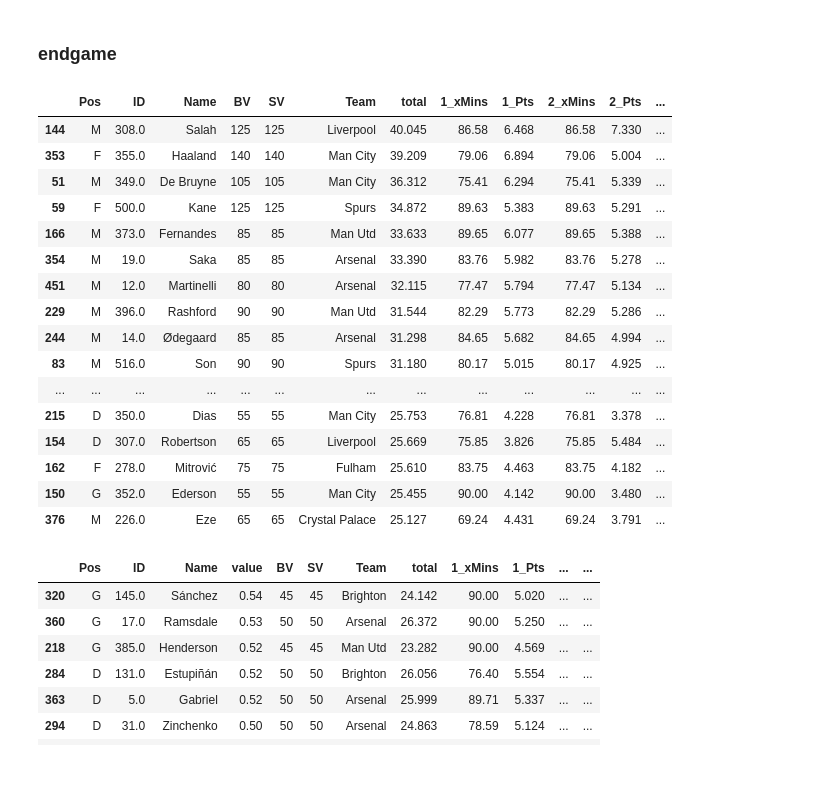
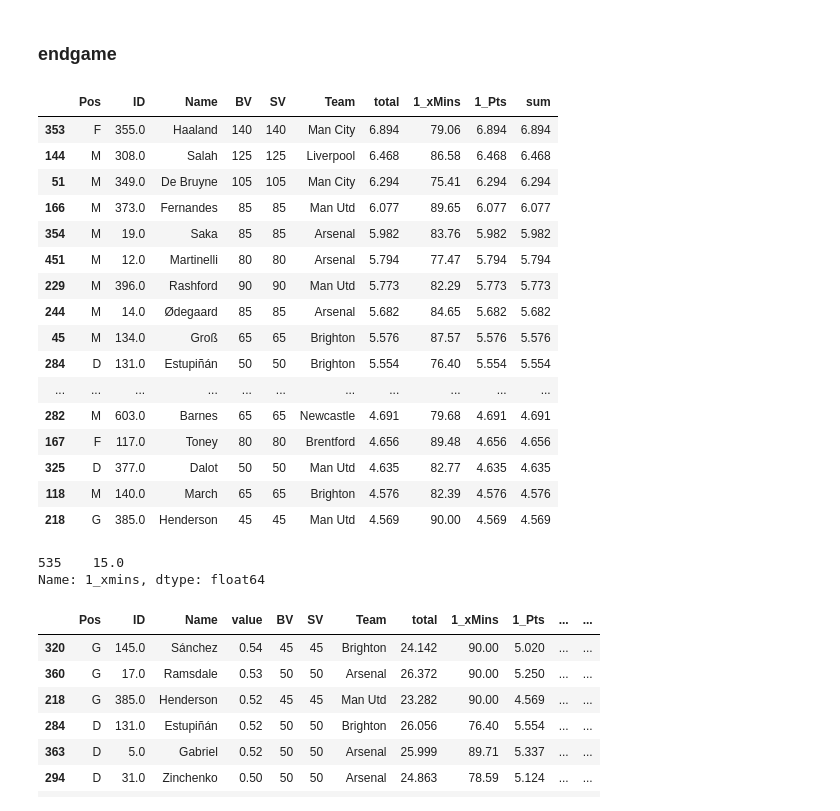
Before and after one commit to spiros26/FPL-Project, a Jupyter notebook: ev_creator/ALEX.ipynb, the cells around one changed output. Drawn from its saved outputs; the diff is of its cells as text; code cells hidden in the pictures; blank space fills up the shorter version.

Commit message:
new season changes

```diff
--- a/ev_creator/ALEX.ipynb
+++ b/ev_creator/ALEX.ipynb
@@ -824,46 +677,62 @@ spis2023 = {
+# %%
+from modules.season_changes import produce_player_dfs, compute_new_spis
+
+season = '2023-24'
+master_path = '../data/FPL-ID-Map/Master.csv'
+master = pd.read_csv(master_path)
+horizon = 6
+next_gw = 1
+
+review_detailed, review_df = produce_player_dfs(season, master_path, players_raw, teams, fixtures, horizon, next_gw)
+spis2023 = compute_new_spis(strengths, teams, team_stats_dict, season, next_gw)
 # %%
 from modules.useful_functions2 import compute_analytical_ev
 import pandas as pd
 
 next_gw = 1
 gw_no_lim = 4
-horizon = 6
-review_horizon = 6
+horizon = 1
+review_horizon = 1
 season = '2023-24'
 #data538_PATH = '../data/soccer-spi/spi_matches.csv'
 #review_df = pd.read_csv('../data/fplreview.csv')
-#review_df = review_df.loc[(review_df['ID']==373) |(review_df['ID']==396) |(review_df['ID']==390) | (review_df['ID']==134) |(review_df['ID']==154) |(review_df['ID']==132)|(review_df['ID']==143) |(review_df['ID']==131)]
+#review_df = review_df.loc[(review_df['ID']==216) |(review_df['ID']==206) |(review_df['ID']==195) | (review_df['ID']==212)]
 #review_df = review_df.loc[(review_df['Team']=='Newcastle')].reset_index()
 #master_path = '../data/FPL-ID-Map/Master.csv'
-master_path = 'Master.csv'
+master_path = 'master.csv'
 #review_detailed = pd.read_csv('../data/review_detailed.csv')
 
 an_ev_df = compute_analytical_ev(next_gw, horizon, review_horizon, season, review_df, review_detailed, players_raw, ids, master_path, spis2023, fixtures, teams, team_stats_dict, npgoals, assists, team_goals, bonus, saves, strengths, projected_goals, pens, gw_no_lim, seasons)
 # %%
 from modules.useful_functions2 import filter_df
 
 ev_df = filter_df(an_ev_df, next_gw, horizon, '_Pts', 'total', an_ev_df.shape[0])
-df = an_ev_df[an_ev_df['BV']<=85]
+df = an_ev_df[an_ev_df['Team']=='Chelsea']
 df = an_ev_df
 filter_df(df, next_gw, horizon, '_Pts', 'total', 30)
 # %% [output]
-|  | Pos | ID | Name | BV | SV | Team | total | 1_xMins | 1_Pts | 2_xMins | 2_Pts | ... |
-| 144 | M | 308.0 | Salah | 125 | 125 | Liverpool | 40.045 | 86.58 | 6.468 | 86.58 | 7.330 | ... |
-| 353 | F | 355.0 | Haaland | 140 | 140 | Man City | 39.209 | 79.06 | 6.894 | 79.06 | 5.004 | ... |
-| 51 | M | 349.0 | De Bruyne | 105 | 105 | Man City | 36.312 | 75.41 | 6.294 | 75.41 | 5.339 | ... |
-| 59 | F | 500.0 | Kane | 125 | 125 | Spurs | 34.872 | 89.63 | 5.383 | 89.63 | 5.291 | ... |
-| 166 | M | 373.0 | Fernandes | 85 | 85 | Man Utd | 33.633 | 89.65 | 6.077 | 89.65 | 5.388 | ... |
-| 354 | M | 19.0 | Saka | 85 | 85 | Arsenal | 33.390 | 83.76 | 5.982 | 83.76 | 5.278 | ... |
-| 451 | M | 12.0 | Martinelli | 80 | 80 | Arsenal | 32.115 | 77.47 | 5.794 | 77.47 | 5.134 | ... |
-| 229 | M | 396.0 | Rashford | 90 | 90 | Man Utd | 31.544 | 82.29 | 5.773 | 82.29 | 5.286 | ... |
-| 244 | M | 14.0 | Ødegaard | 85 | 85 | Arsenal | 31.298 | 84.65 | 5.682 | 84.65 | 4.994 | ... |
-| 83 | M | 516.0 | Son | 90 | 90 | Spurs | 31.180 | 80.17 | 5.015 | 80.17 | 4.925 | ... |
-| ... | ... | ... | ... | ... | ... | ... | ... | ... | ... | ... | ... | ... |
-| 215 | D | 350.0 | Dias | 55 | 55 | Man City | 25.753 | 76.81 | 4.228 | 76.81 | 3.378 | ... |
-| 154 | D | 307.0 | Robertson | 65 | 65 | Liverpool | 25.669 | 75.85 | 3.826 | 75.85 | 5.484 | ... |
-| 162 | F | 278.0 | Mitrović | 75 | 75 | Fulham | 25.610 | 83.75 | 4.463 | 83.75 | 4.182 | ... |
-| 150 | G | 352.0 | Ederson | 55 | 55 | Man City | 25.455 | 90.00 | 4.142 | 90.00 | 3.480 | ... |
-| 376 | M | 226.0 | Eze | 65 | 65 | Crystal Palace | 25.127 | 69.24 | 4.431 | 69.24 | 3.791 | ... |
+|  | Pos | ID | Name | BV | SV | Team | total | 1_xMins | 1_Pts | sum |
+| 353 | F | 355.0 | Haaland | 140 | 140 | Man City | 6.894 | 79.06 | 6.894 | 6.894 |
+| 144 | M | 308.0 | Salah | 125 | 125 | Liverpool | 6.468 | 86.58 | 6.468 | 6.468 |
+| 51 | M | 349.0 | De Bruyne | 105 | 105 | Man City | 6.294 | 75.41 | 6.294 | 6.294 |
+| 166 | M | 373.0 | Fernandes | 85 | 85 | Man Utd | 6.077 | 89.65 | 6.077 | 6.077 |
+| 354 | M | 19.0 | Saka | 85 | 85 | Arsenal | 5.982 | 83.76 | 5.982 | 5.982 |
+| 451 | M | 12.0 | Martinelli | 80 | 80 | Arsenal | 5.794 | 77.47 | 5.794 | 5.794 |
+| 229 | M | 396.0 | Rashford | 90 | 90 | Man Utd | 5.773 | 82.29 | 5.773 | 5.773 |
+| 244 | M | 14.0 | Ødegaard | 85 | 85 | Arsenal | 5.682 | 84.65 | 5.682 | 5.682 |
+| 45 | M | 134.0 | Groß | 65 | 65 | Brighton | 5.576 | 87.57 | 5.576 | 5.576 |
+| 284 | D | 131.0 | Estupiñán | 50 | 50 | Brighton | 5.554 | 76.40 | 5.554 | 5.554 |
+| ... | ... | ... | ... | ... | ... | ... | ... | ... | ... | ... |
+| 282 | M | 603.0 | Barnes | 65 | 65 | Newcastle | 4.691 | 79.68 | 4.691 | 4.691 |
+| 167 | F | 117.0 | Toney | 80 | 80 | Brentford | 4.656 | 89.48 | 4.656 | 4.656 |
+| 325 | D | 377.0 | Dalot | 50 | 50 | Man Utd | 4.635 | 82.77 | 4.635 | 4.635 |
+| 118 | M | 140.0 | March | 65 | 65 | Brighton | 4.576 | 82.39 | 4.576 | 4.576 |
+| 218 | G | 385.0 | Henderson | 45 | 45 | Man Utd | 4.569 | 90.00 | 4.569 | 4.569 |
+# %%
+master[master['23-24']==212]['1_xmins']
+# %% [output]
+535    15.0
+Name: 1_xmins, dtype: float64
 # %%
 ev_df.insert(3, 'value', [round(ev_df['total'].iloc[x]/ev_df['BV'].iloc[x],2) for x in range(ev_df.shape[0])])
 ev_df.sort_values(by='value',ascending=False)[:20]
```
Also changed, not shown: parts of 3 cells of this notebook, 7 other files.
